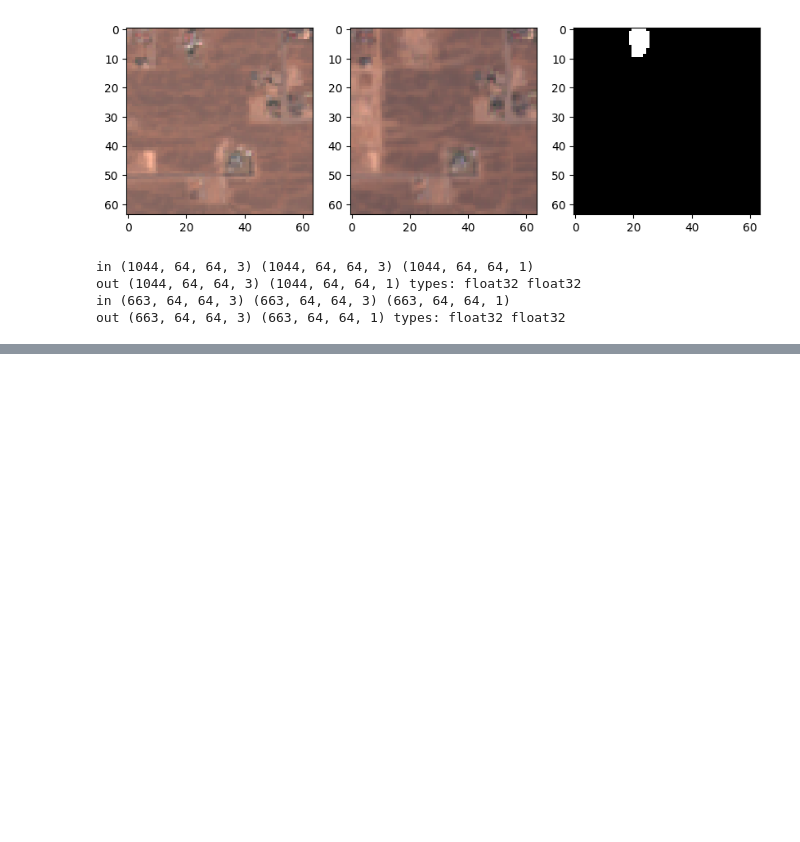
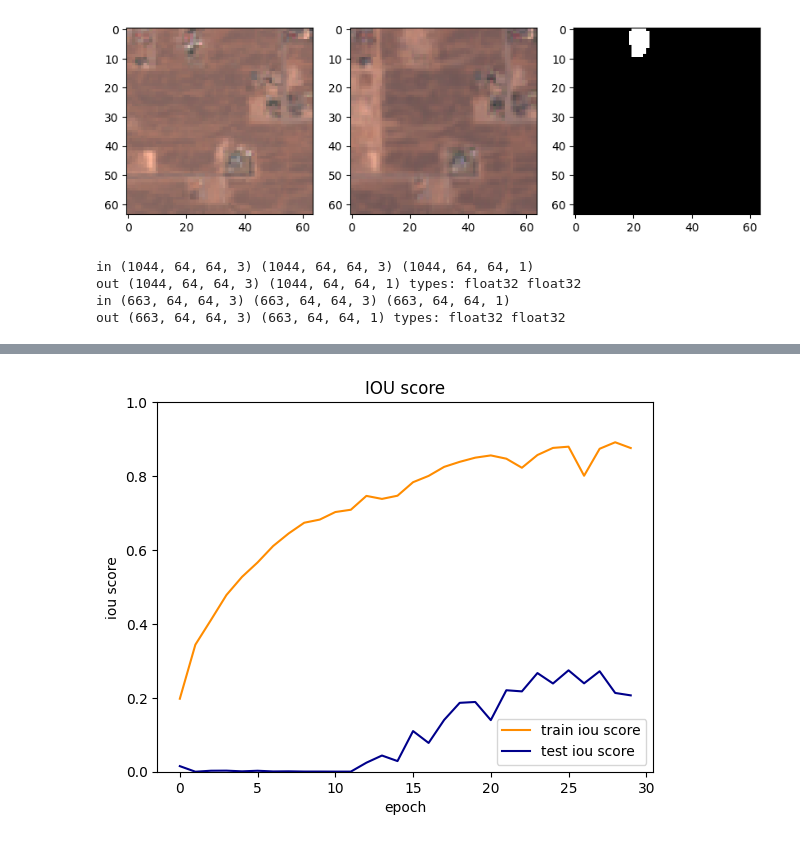
Before and after one commit to DhrumilPrajapati03/VGG19_model_training_using_onera_dataset, a Jupyter notebook: sm_vgg19.ipynb, the cells around one changed output, grey strips where cells are left out. Drawn from its saved outputs; the diff is of its cells as text; code cells hidden in the pictures; blank space fills up the shorter version.

```diff
--- a/sm_vgg19.ipynb
+++ b/sm_vgg19.ipynb
@@ -540,0 +602,14 @@ predict_with_model_rand(test_triplets)
+# %%
+plt.figure()
+plt.plot(h['iou_score'], color='darkorange', label='train iou score')
+plt.plot(h['val_iou_score'], color='darkblue', label='test iou score')
+plt.ylim(0,1)
+plt.xlabel('epoch')
+plt.ylabel('iou score')
+plt.title('IOU score')
+plt.legend(loc="lower right")
+plt.show()
+#plt.savefig(name+"hist_iou.png")
+#plt.close()
+# %% [output]
+[figure, added]
```
Also changed, not shown: parts of 12 cells of this notebook.
